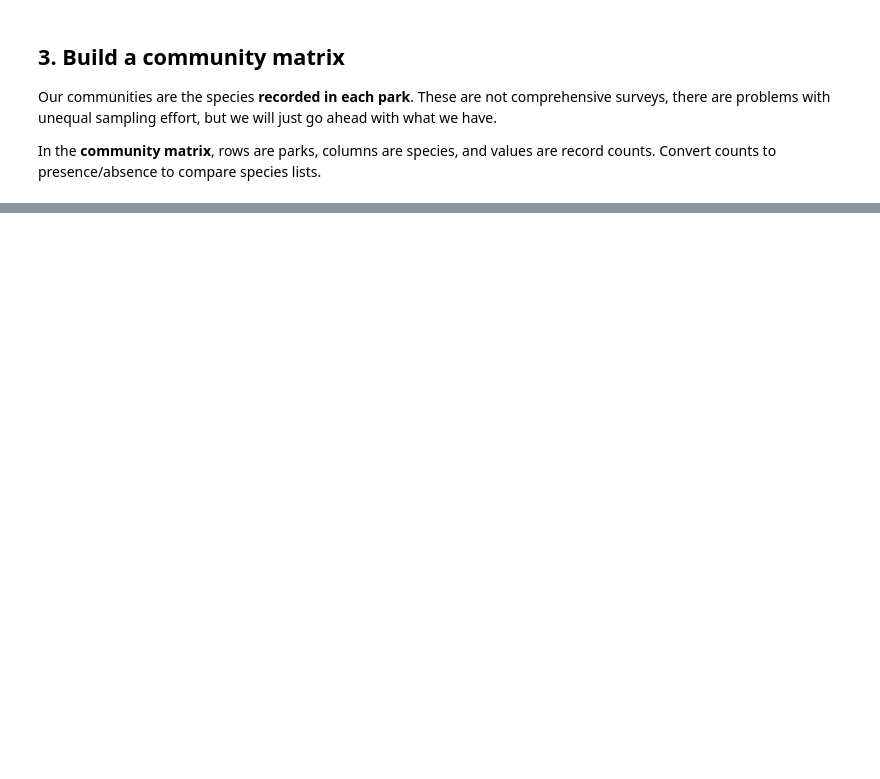
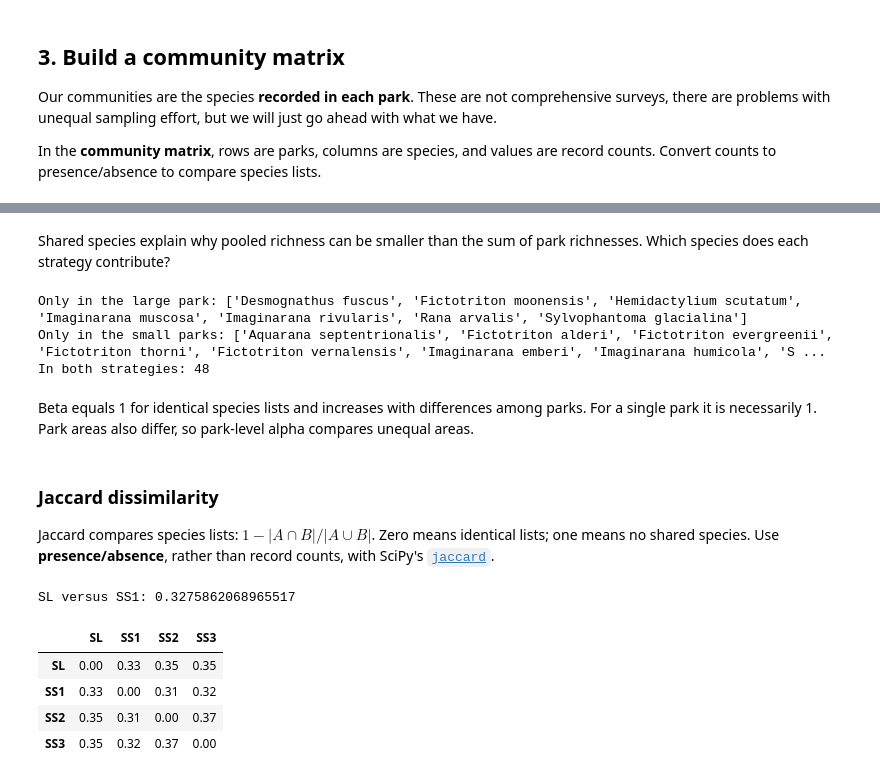
Before and after one commit to isaacovercast/BIO597-SpatialBiodiversity, a Jupyter notebook: docs/labs/Lab10-CommunityComposition.ipynb, the cells around one changed output, grey strips where cells are left out. Cells and saved outputs as stored; diff of their text form; code cells hidden in the pictures; blank space fills up the shorter version.

```diff
--- a/docs/labs/Lab10-CommunityComposition.ipynb
+++ b/docs/labs/Lab10-CommunityComposition.ipynb
@@ -230,17 +117,0 @@ shared species. Differences can reflect both species replacement and unequal ric
-# %%
-jaccard = pd.DataFrame(index=park_order, columns=park_order, dtype=float)
-for a in park_order:
-    for b in park_order:
-        shared = (presence.loc[a] & presence.loc[b]).sum()
-        pooled = (presence.loc[a] | presence.loc[b]).sum()
-        jaccard.loc[a, b] = 1 - shared / pooled
-
-fig, ax = plt.subplots(figsize=(5, 4))
-image = ax.imshow(jaccard, vmin=0, vmax=1, cmap="magma")
-ax.set(xticks=range(4), xticklabels=park_order, yticks=range(4),
-       yticklabels=park_order, title="Jaccard dissimilarity of park species lists")
-for i in range(4):
-    for j in range(4):
-        ax.text(j, i, f"{jaccard.iloc[i, j]:.2f}", ha="center", va="center", color="white")
-fig.colorbar(image, ax=ax, label="Dissimilarity")
-plt.show()
@@ -522,0 +229,43 @@ would you need for a real SLOSS decision?
+# %% [markdown]
+Shared species explain why pooled richness can be smaller than the sum of
+park richnesses. Which species does each strategy contribute?
+# %%
+single_counts = strategy_counts.loc["single_large"]
+small_counts = strategy_counts.loc["several_small"]
+single_species = set(single_counts[single_counts > 0].index)
+small_species = set(small_counts[small_counts > 0].index)
+
+print("Only in the large park:", sorted(single_species - small_species))
+print("Only in the small parks:", sorted(small_species - single_species))
+print("In both strategies:", len(single_species & small_species))
+# %% [output]
+Only in the large park: ['Desmognathus fuscus', 'Fictotriton moonensis', 'Hemidactylium scutatum', 'Imaginarana muscosa', 'Imaginarana rivularis', 'Rana arvalis', 'Sylvophantoma glacialina']
+Only in the small parks: ['Aquarana septentrionalis', 'Fictotriton alderi', 'Fictotriton evergreenii', 'Fictotriton thorni', 'Fictotriton vernalensis', 'Imaginarana emberi', 'Imaginarana humicola', 'S ...
+In both strategies: 48
+# %% [markdown]
+Beta equals 1 for identical species lists and increases with differences among
+parks. For a single park it is necessarily 1. Park areas also differ, so park-level alpha compares unequal areas.
+# %% [markdown]
+### Jaccard dissimilarity
+
+Jaccard compares species lists: $1 - |A\cap B|/|A\cup B|$.
+Zero means identical lists; one means no shared species. Use **presence/absence**,
+rather than record counts, with SciPy's
+[`jaccard`](https://docs.scipy.org/doc/scipy/reference/generated/scipy.spatial.distance.jaccard.html).
+# %%
+print("SL versus SS1:", jaccard(presence.loc["SL"], presence.loc["SS1"]))
+
+jaccard_distances = pd.DataFrame(index=park_order, columns=park_order, dtype=float)
+for park_a in park_order:
+    for park_b in park_order:
+        jaccard_distances.loc[park_a, park_b] = jaccard(
+            presence.loc[park_a], presence.loc[park_b]
+        )
+display(jaccard_distances.round(2))
+# %% [output]
+SL versus SS1: 0.3275862068965517
+|  | SL | SS1 | SS2 | SS3 |
+| SL | 0.00 | 0.33 | 0.35 | 0.35 |
+| SS1 | 0.33 | 0.00 | 0.31 | 0.32 |
+| SS2 | 0.35 | 0.31 | 0.00 | 0.37 |
+| SS3 | 0.35 | 0.32 | 0.37 | 0.00 |
```
Also changed, not shown: parts of 53 cells of this notebook, 35 other files.
